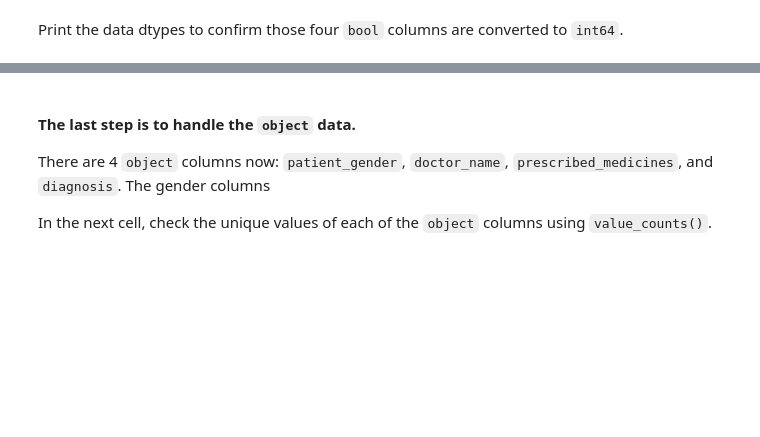
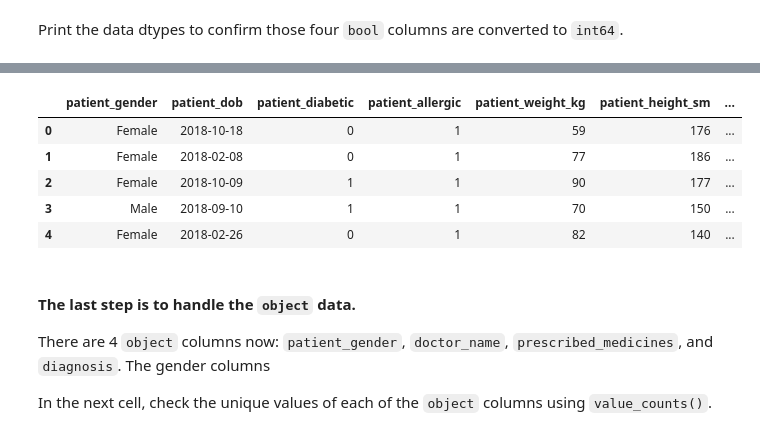
Before and after one commit to ta-data-lis/lab-unsupervised-learning-and-sklearn, a Jupyter notebook: your-code/main.ipynb, the cells around one changed output, grey strips where cells are left out. Drawn from its saved outputs; the diff is of its cells as text; code cells hidden in the pictures; blank space fills up the shorter version.

Commit message:
Just missing final comment and bonus

```diff
--- a/your-code/main.ipynb
+++ b/your-code/main.ipynb
@@ -225,3 +288,6 @@ Next, drop the `id`, `patient_name`, `patient_email`, `patient_nhs_number`, and
+# %%
+# Your code here:
+patients.drop(['id', 'patient_name', 'patient_email', 'patient_nhs_number', 'doctor_phone'], axis = 1, inplace = True)
 # %% [markdown]
 Now we work on the missing data. Most ML algorithms will not perform as intended if there are missing data.
 
@@ -245,2 +324,5 @@ For the `prescribed_medicines` column, fill the missing values with the value `n
+# %%
+# Your code here:
+patients.fillna(value = {'prescribed_medicines': 'no prescription', 'diagnosis': 'no diagnosis'}, inplace = True)
 # %% [markdown]
 How about `doctor_name`? Since a doctor visit without a doctor name might not be meaningful, we will drop these rows.
@@ -248,0 +329,8 @@ How about `doctor_name`? Since a doctor visit without a doctor name might not be
+# %%
+# Your code here:
+
+# Creating a list of index labels to drop
+drop_list = patients[patients['doctor_name'].isna()].index.to_list()
+
+# Dropping those labels in the list
+patients.drop(index = drop_list, inplace = True)
@@ -257,3 +347,11 @@ In the cell below, import the label encoder and encode the 4 boolean columns (*p
+# %%
+# Your code here:
+from sklearn.preprocessing import LabelEncoder
+
+encoder = LabelEncoder()
+
+for col in ['patient_diabetic', 'patient_allergic', 'patient_show', 'is_regular_visit']:
+    patients[col] = encoder.fit_transform(patients[col])
 # %% [markdown]
 Print the data dtypes to confirm those four `bool` columns are converted to `int64`.
 # %%
@@ -261,3 +374,13 @@ Print the data dtypes to confirm those four `bool` columns are converted to `int
+# %%
+# Just checking
+patients.head()
+# %% [output]
+|  | patient_gender | patient_dob | patient_diabetic | patient_allergic | patient_weight_kg | patient_height_sm | ... |
+| 0 | Female | 2018-10-18 | 0 | 1 | 59 | 176 | ... |
+| 1 | Female | 2018-02-08 | 0 | 1 | 77 | 186 | ... |
+| 2 | Female | 2018-10-09 | 1 | 1 | 90 | 177 | ... |
+| 3 | Male | 2018-09-10 | 1 | 1 | 70 | 150 | ... |
+| 4 | Female | 2018-02-26 | 0 | 1 | 82 | 140 | ... |
 # %% [markdown]
 #### The last step is to handle the `object` data.
 
```
Also changed, not shown: parts of 24 cells of this notebook.
